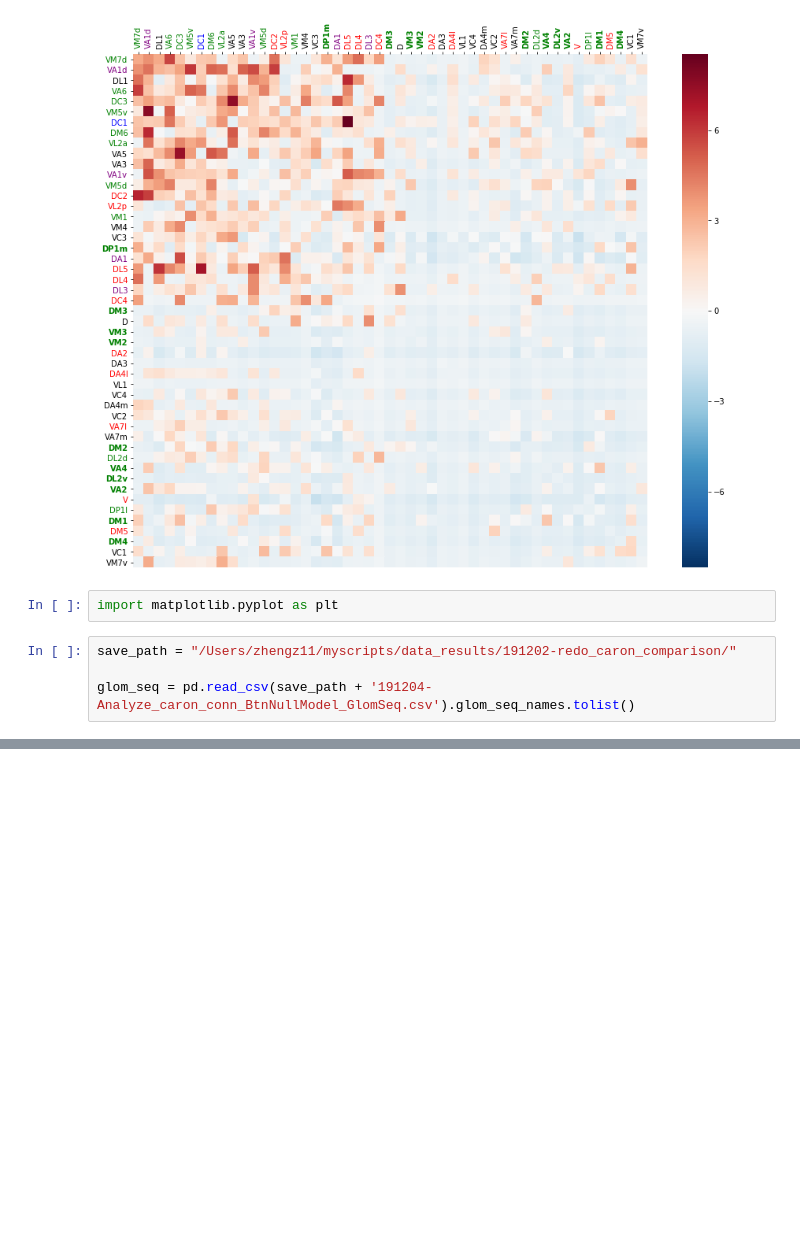
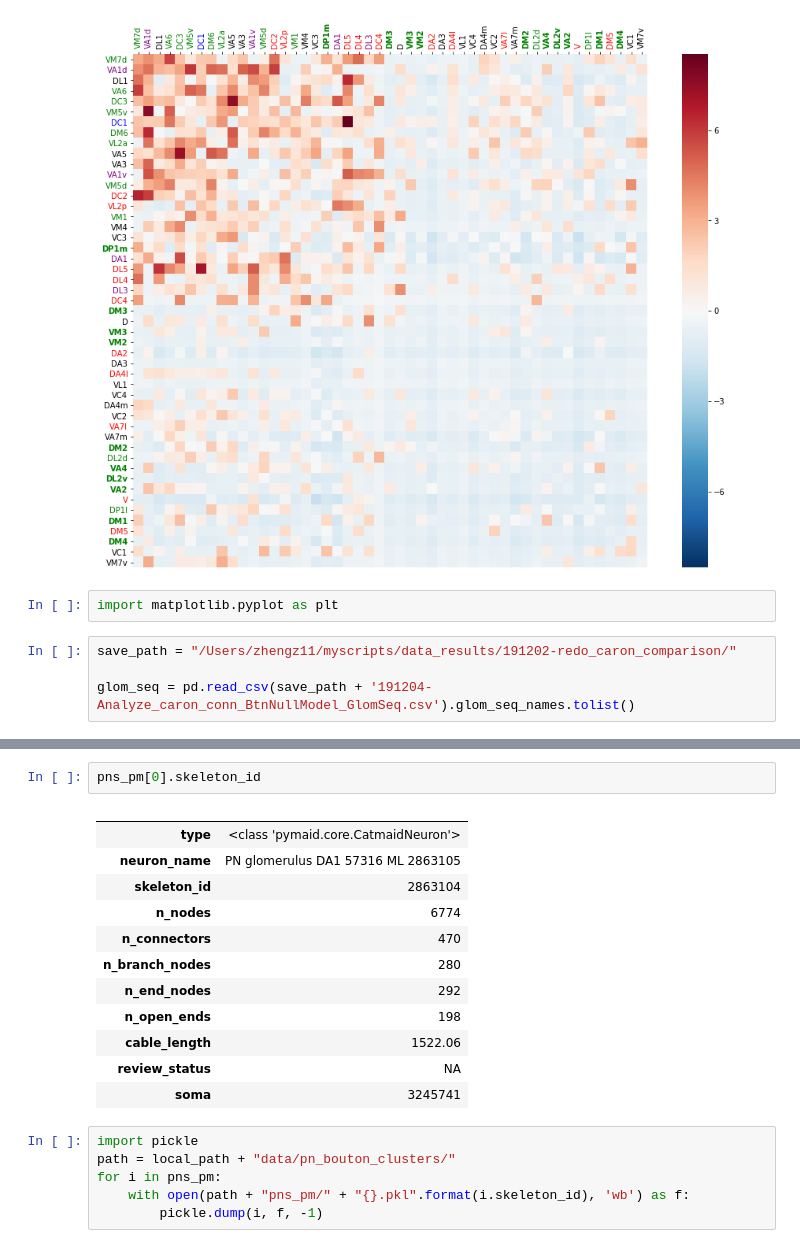
Before and after one commit to bocklab/pn_kc, a Jupyter notebook: revamp/testing.ipynb, the cells around one changed output, grey strips where cells are left out. Cells and saved outputs as stored; diff of their text form; blank space fills up the shorter version.

```diff
--- a/revamp/testing.ipynb
+++ b/revamp/testing.ipynb
@@ -141,0 +284,21 @@ glom_seq
+# %%
+pns_pm[0].skeleton_id
+# %% [output]
+|  |  |
+| type | <class 'pymaid.core.CatmaidNeuron'> |
+| neuron_name | PN glomerulus DA1 57316 ML 2863105 |
+| skeleton_id | 2863104 |
+| n_nodes | 6774 |
+| n_connectors | 470 |
+| n_branch_nodes | 280 |
+| n_end_nodes | 292 |
+| n_open_ends | 198 |
+| cable_length | 1522.06 |
+| review_status | NA |
+| soma | 3245741 |
+# %%
+import pickle
+path = local_path + "data/pn_bouton_clusters/"
+for i in pns_pm:
+    with open(path + "pns_pm/" + "{}.pkl".format(i.skeleton_id), 'wb') as f:
+        pickle.dump(i, f, -1)
```
Also changed, not shown: parts of 26 cells of this notebook, 5 other files.
